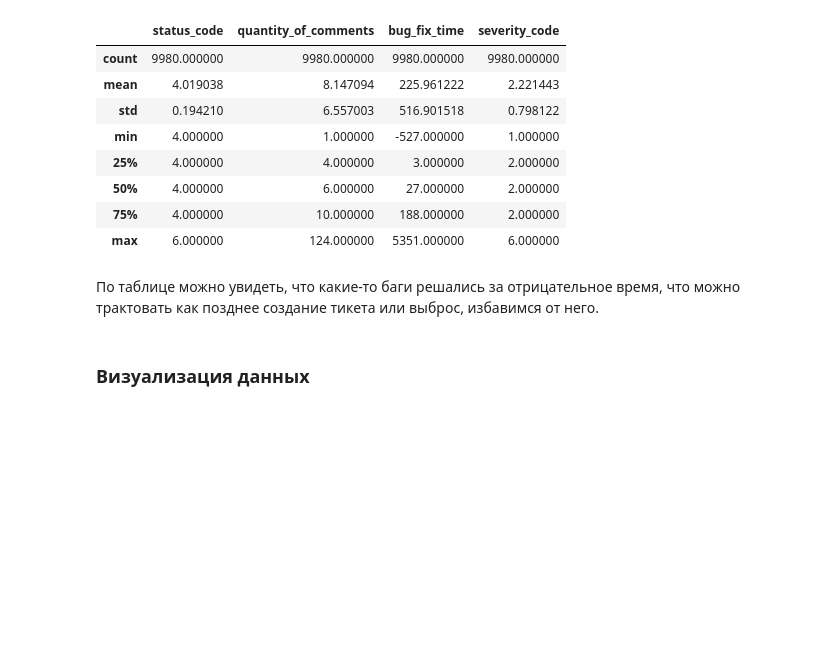
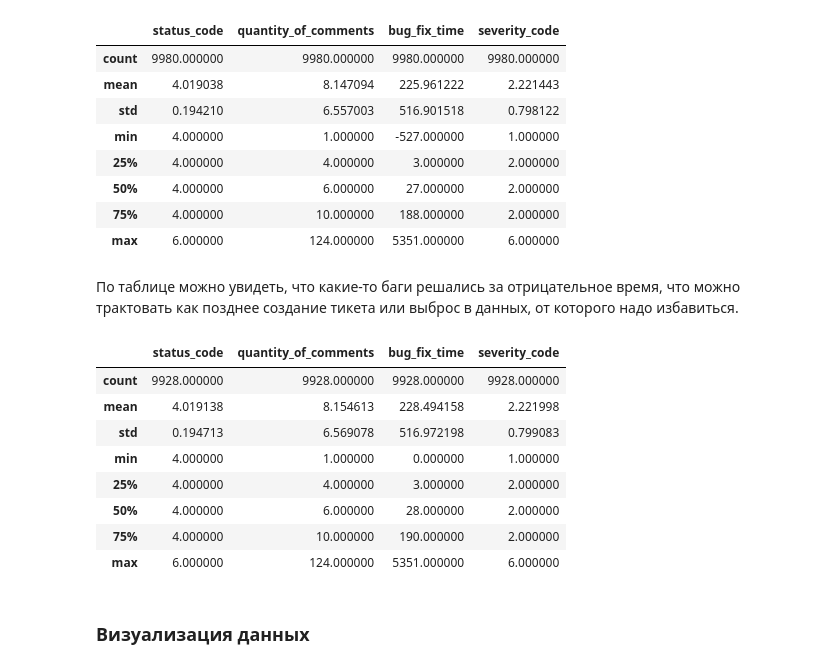
Before and after one commit to Sandro295/Masters-ML, a Jupyter notebook: homework-1.ipynb, the cells around one changed output. Cells and saved outputs as stored; diff of their text form; code cells hidden in the pictures; blank space fills up the shorter version.

```diff
--- a/homework-1.ipynb
+++ b/homework-1.ipynb
@@ -213,7 +213,20 @@ data.describe()
 | 75% | 4.000000 | 10.000000 | 188.000000 | 2.000000 |
 | max | 6.000000 | 124.000000 | 5351.000000 | 6.000000 |
 # %% [markdown]
-По таблице можно увидеть, что какие-то баги решались за отрицательное время, что можно трактовать как позднее создание тикета или выброс, избавимся от него.
+По таблице можно увидеть, что какие-то баги решались за отрицательное время, что можно трактовать как позднее создание тикета или выброс в данных, от которого надо избавиться.
+# %%
+data.drop(data[data.bug_fix_time < 0].index, inplace=True)
+data.describe()
+# %% [output]
+|  | status_code | quantity_of_comments | bug_fix_time | severity_code |
+| count | 9928.000000 | 9928.000000 | 9928.000000 | 9928.000000 |
+| mean | 4.019138 | 8.154613 | 228.494158 | 2.221998 |
+| std | 0.194713 | 6.569078 | 516.972198 | 0.799083 |
+| min | 4.000000 | 1.000000 | 0.000000 | 1.000000 |
+| 25% | 4.000000 | 4.000000 | 3.000000 | 2.000000 |
+| 50% | 4.000000 | 6.000000 | 28.000000 | 2.000000 |
+| 75% | 4.000000 | 10.000000 | 190.000000 | 2.000000 |
+| max | 6.000000 | 124.000000 | 5351.000000 | 6.000000 |
 # %% [markdown]
 ### Визуализация данных
 # %% [markdown]
```
Also changed, not shown: parts of 30 cells of this notebook.
